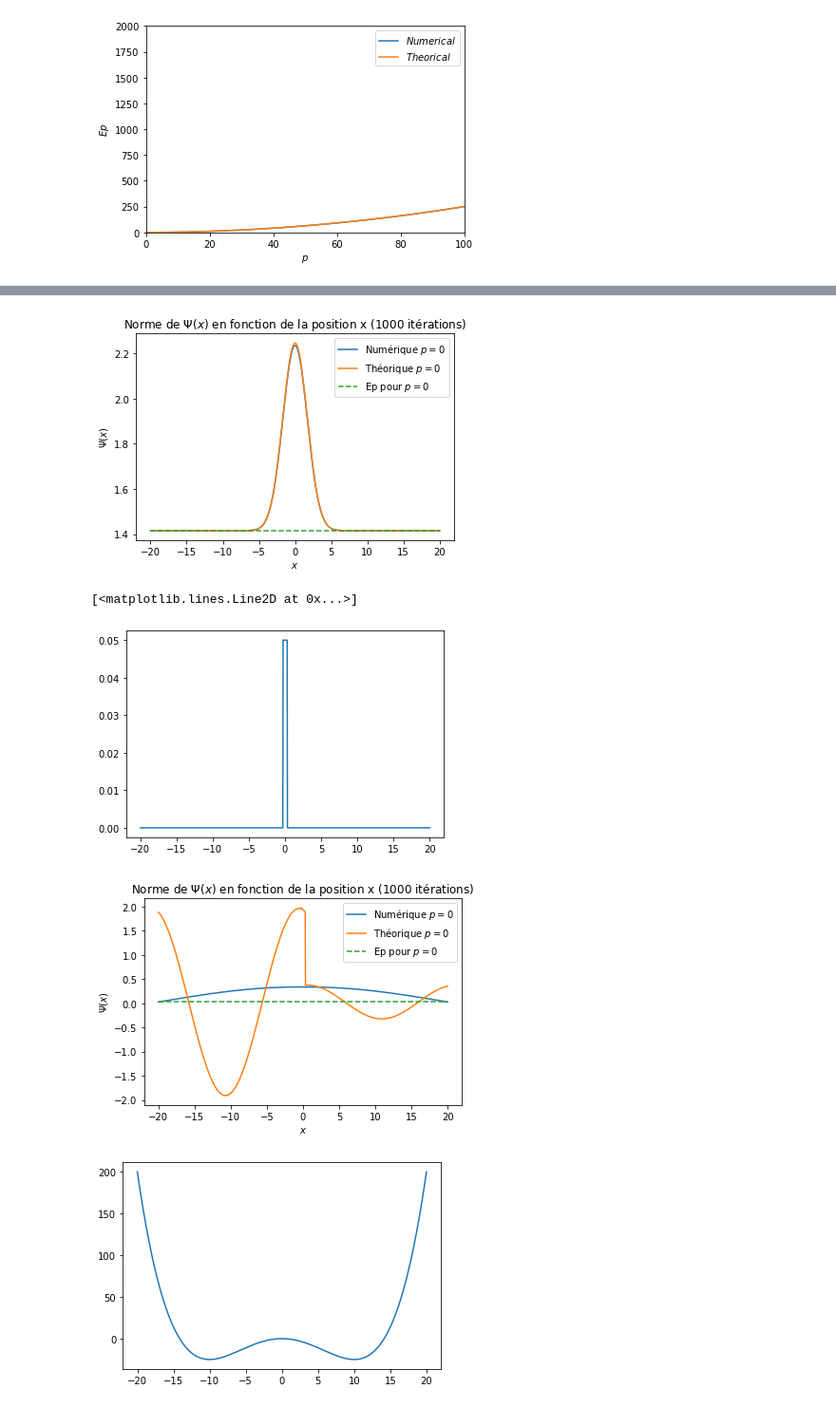
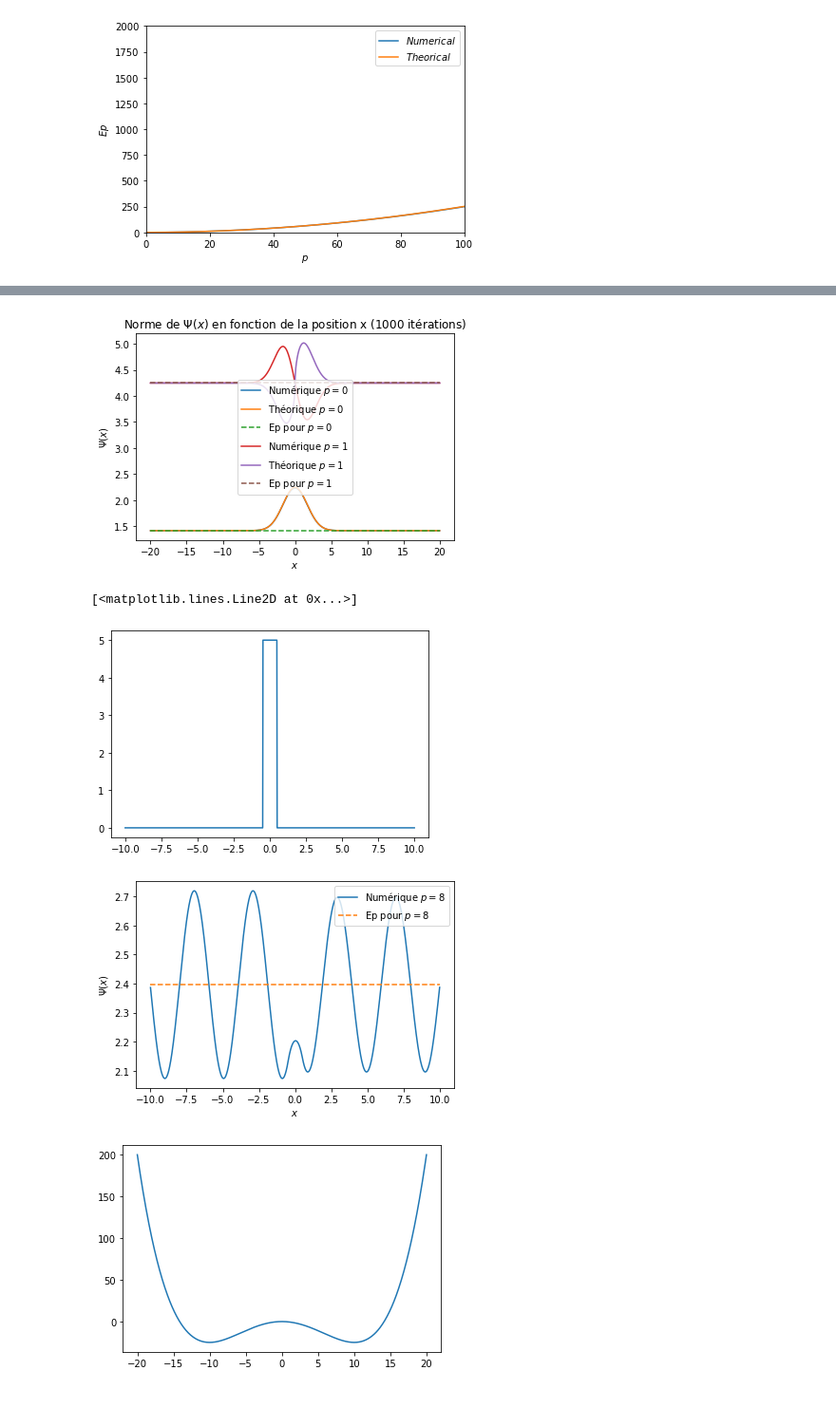
Before and after one commit to lucasboistay/shrodinger_simulation, a Jupyter notebook: arthur.ipynb, the cells around one changed output, grey strips where cells are left out. Shown at 95% size. Saved outputs shown, nothing was run; the diff lists cells and outputs as text; code cells hidden in the pictures.

Commit message:
Ajout du potentiel périodique, correction de la barrière de potentiel + retrait du théorique

```diff
--- a/arthur.ipynb
+++ b/arthur.ipynb
@@ -180,19 +181,19 @@ w,v = get_psi(V2)
 def psi_theo_harmonique(p):
     return psi_theo_harmo(p,0)
 
-get_graph(w,v,"harmonique",psi_theo_harmonique,1)
+get_graph(w,v,"harmonique",psi_theo_harmonique,2)
 # %% [output]
-[figure, old version]
+[figure, new version]
 # %%
 #barrière de potentiel
 
 V3 = np.zeros(N)
 
 #Définition des variables
-energie_p = 0.05
-energie = energie_p*0.95
+energie_p = 5
+energie = energie_p*0.99
 alpha = np.sqrt(2*(energie_p-energie))
-length = 1/alpha
+length = 50
 
 #Définition du potentiel
 for i in range(N):
@@ -206,39 +207,46 @@ def psi_theo_barriere(p):
     #Constantes
     k = np.sqrt(2*masse*energie/(hbarre**2))
     K = np.cosh(alpha*length)-1j*(k**2-alpha**2)/(2*k*alpha)*np.sinh(alpha*length)
 
     #Constantes d'intégration
     A = 1
     F = A*np.exp(-1j*k*length)/K
     D = (-1j*A*k+alpha*A)/(2*alpha*np.exp(-alpha*length)*K)
     C = (A/K)-D*np.exp(-alpha*length)/(np.exp(alpha*length))
     B = C+D-A
 
     #Calcul des fonctions d'onde
     for i in range(N):
         #Avant la barrière
         if i<(N/2-length/2):
             psi_theo[i] = A*np.exp(1j*k*x[i]) + B*np.exp(-1j*k*x[i])
 
         #Dans la barrière
         elif i<(N/2+length/2):
             psi_theo[i] = C*np.exp(alpha*x[i]) + D*np.exp(-alpha*x[i])
 
         #Après la barrière
         else:
             psi_theo[i] = -F*np.exp(1j*k*x[i])
 
     return np.real(psi_theo)
 
 plt.plot(x,V3)
 # %% [output]
 [<matplotlib.lines.Line2D at 0x...>]
-[figure, old version]
+[figure, new version]
 # %%
 w,v = get_psi(V3)
-get_graph(w,v,"barrière de potentiel",psi_theo_barriere,0)
+U = 8
+plt.plot(x,v[U]+w[U],label="Numérique $p=%i$" %U)
+plt.plot(x,energie_pot(U,w),"--",label = "Ep pour $p=%i$" %U)
+plt.xlabel('$x$')
+plt.ylabel('$\Psi(x)$')
+plt.legend()
+plt.show()
+#get_graph(w,v,"barrière de potentiel",psi_theo_barriere,2)
 # %% [output]
-[figure, old version]
+[figure, new version]
 # %%
 #Double puit
 
```
Also changed, not shown: parts of 6 cells of this notebook.
